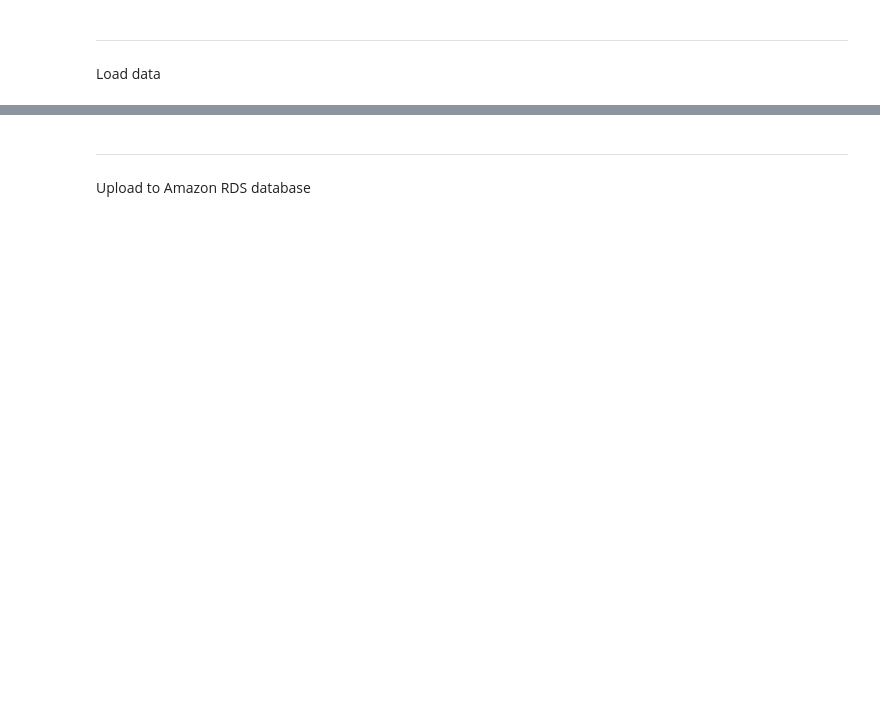
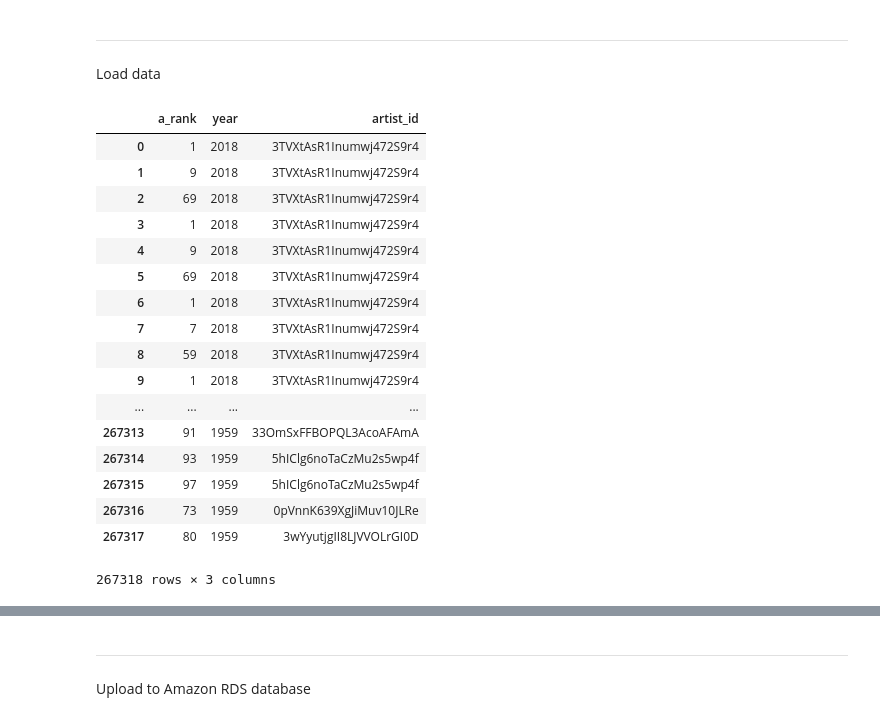
Before and after one commit to LukeMainwaring/MusicGenreViz, a Jupyter notebook: data_mining/data_upload.ipynb, the cells around one changed output, grey strips where cells are left out. Cells and saved outputs as stored; diff of their text form; code cells hidden in the pictures; blank space fills up the shorter version.

```diff
--- a/data_mining/data_upload.ipynb
+++ b/data_mining/data_upload.ipynb
@@ -164,3 +148,26 @@ InternalError: (1065, 'Query was empty')
 <hr>
 # %% [markdown]
 Load data
+# %%
+billboard_file = 'clean_billboard.csv'
+billboard_df = pd.read_csv(billboard_file)
+billboard_df
+# %% [output]
+|  | a_rank | year | artist_id |
+| 0 | 1 | 2018 | 3TVXtAsR1Inumwj472S9r4 |
+| 1 | 9 | 2018 | 3TVXtAsR1Inumwj472S9r4 |
+| 2 | 69 | 2018 | 3TVXtAsR1Inumwj472S9r4 |
+| 3 | 1 | 2018 | 3TVXtAsR1Inumwj472S9r4 |
+| 4 | 9 | 2018 | 3TVXtAsR1Inumwj472S9r4 |
+| 5 | 69 | 2018 | 3TVXtAsR1Inumwj472S9r4 |
+| 6 | 1 | 2018 | 3TVXtAsR1Inumwj472S9r4 |
+| 7 | 7 | 2018 | 3TVXtAsR1Inumwj472S9r4 |
+| 8 | 59 | 2018 | 3TVXtAsR1Inumwj472S9r4 |
+| 9 | 1 | 2018 | 3TVXtAsR1Inumwj472S9r4 |
+| ... | ... | ... | ... |
+| 267313 | 91 | 1959 | 33OmSxFFBOPQL3AcoAFAmA |
+| 267314 | 93 | 1959 | 5hIClg6noTaCzMu2s5wp4f |
+| 267315 | 97 | 1959 | 5hIClg6noTaCzMu2s5wp4f |
+| 267316 | 73 | 1959 | 0pVnnK639XgJiMuv10JLRe |
+| 267317 | 80 | 1959 | 3wYyutjgII8LJVVOLrGI0D |
+267318 rows × 3 columns
```
Also changed, not shown: parts of 8 cells of this notebook, 1 other file.
